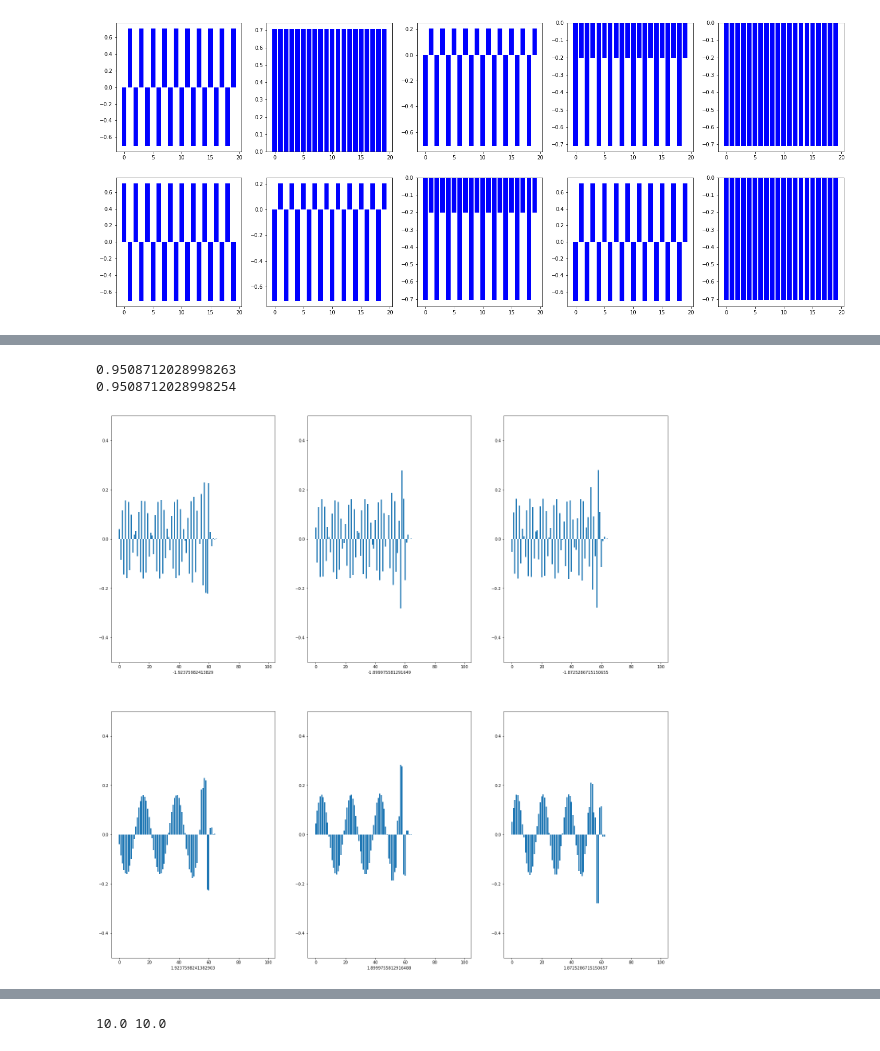
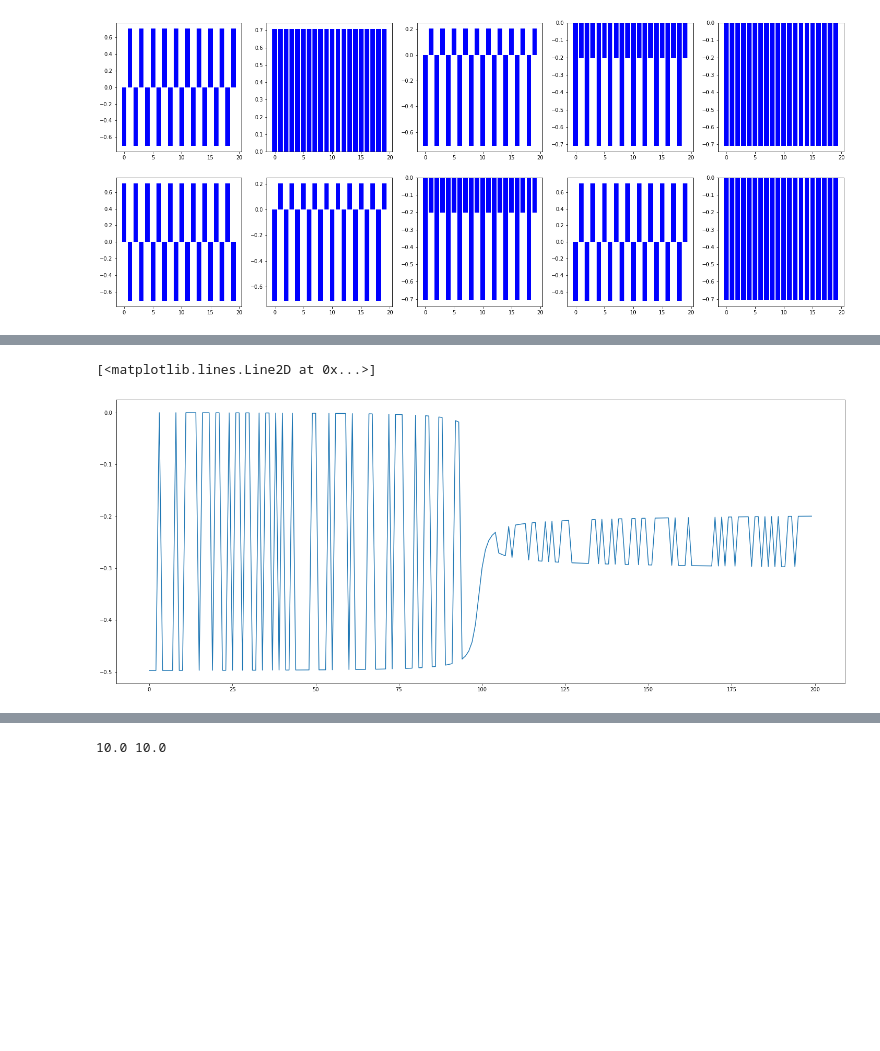
Before and after one commit to lucas-s-work/M4R, a Jupyter notebook: masters.ipynb, the cells around one changed output, grey strips where cells are left out. Cells and saved outputs as stored; diff of their text form; code cells hidden in the pictures; blank space fills up the shorter version.

```diff
--- a/masters.ipynb
+++ b/masters.ipynb
@@ -221,0 +268,13 @@ plt.plot(np.arange(0,N), local_polarization(H, N, max_e=0.9))
+# %%
+def plot_pert_polarizations_range(H, N, min_e=0, max_e=-0.6, num=100):
+    rate = (max_e - min_e) / num
+    pols = []
+    local_pols = []
+    for i in range(0, num):
+        p = local_polarization(H, N, min_e=0, max_e= rate * (i+1), invert=False)
+        local_pols.append(p)
+        pols.append(np.average(p))
+
+    return pols, local_pols
+
+pols, local_pols = plot_pert_polarizations_range(toy_finite_hamiltonian(tanh_single_perturbation(500),500),500, num=200)
@@ -222,24 +302,21 @@ plt.plot(np.arange(0,N), local_polarization(H, N, max_e=0.9))
+# %%
+plt.figure(figsize=(25,10))
+plt.plot(np.arange(0,200), pols)
+# Idea, as the change occurs for very small values of epsilon we should be able to use perturbation theory to arrive at a result
+# This could be that this change is functioning as a charge pump
+# %% [output]
+[<matplotlib.lines.Line2D at 0x...>]
+[figure, added]
 # %%
-N=100
+N=3000
 H = toy_finite_hamiltonian(tanh_perturbation(N), N)
 
-e, v = H(0)
-print(right_charge(5,v[25]))
-print(right_charge(5,v[100-26]))
-
-def plot_perturbed_eigenvectors(H, epsilon, row_num=2, col_num=3):
-    eigs, vecs = H(epsilon)
-    plt.figure(figsize=(25,25))
+def plot_perturbed_eigenvectors(H, epsilon, row_num=2, col_num=4, invert=False):
+    eigs, vecs = H(epsilon, invert=invert)
+    plt.figure(figsize=(25,10))
     j=1
-    for i in [25,26,27,100-26,100-27,100-28]:
+    for i in [0,1,2,3,500//2 , 500//2 +1,498,499]:
         plt.subplot(row_num,col_num,j)
         j+=1
         plot_eigvec(vecs[i])
         plt.xlabel(eigs[i])
-# %% [output]
-0.9508712028998263
-0.9508712028998254
-# %%
-plot_perturbed_eigenvectors(H, 0.5)
-# %% [output]
-[figure, removed]
```
Also changed, not shown: parts of 6 cells of this notebook.
